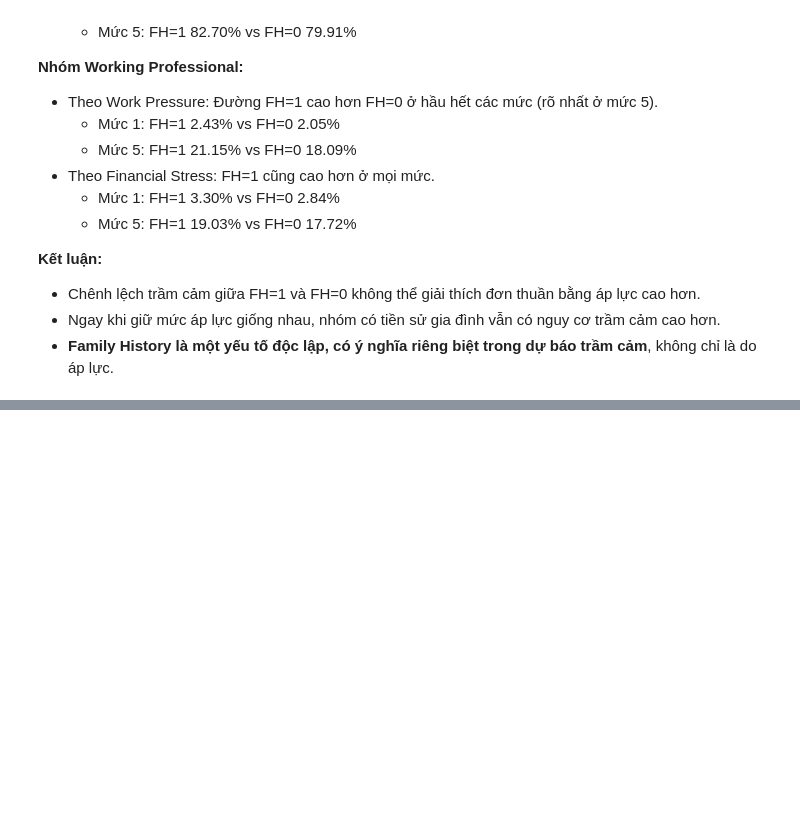
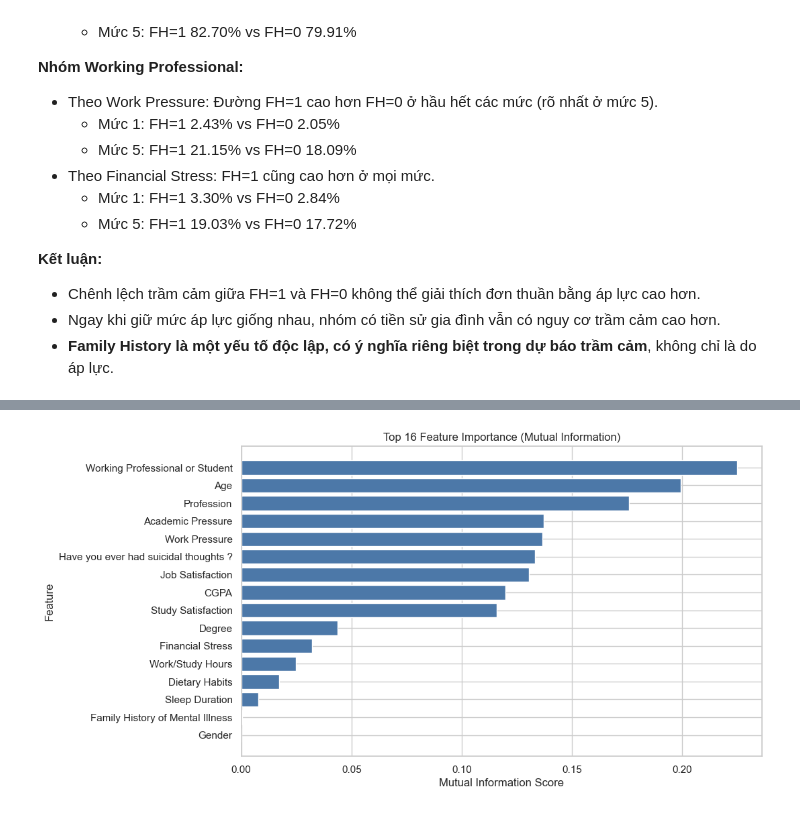
Before and after one commit to phamhuongtra/depression_analysis, a Jupyter notebook: question3.ipynb, the cells around one changed output, grey strips where cells are left out. Saved outputs shown, nothing was run; the diff lists cells and outputs as text; code cells hidden in the pictures; blank space fills up the shorter version.

```diff
--- a/question3.ipynb
+++ b/question3.ipynb
@@ -283,0 +388,83 @@ plt.show()
+# %%
+# Feature Importance
+import numpy as np
+from sklearn.compose import ColumnTransformer
+from sklearn.feature_selection import mutual_info_classif
+from sklearn.preprocessing import OneHotEncoder
+
+q4_df = df.copy()
+q4_df['Depression'] = pd.to_numeric(q4_df['Depression'], errors='coerce')
+q4_df['Family History of Mental Illness'] = q4_df['Family History of Mental Illness'].astype(str).str.strip().str.title()
+q4_df = q4_df[q4_df['Depression'].isin([0, 1])].copy()
+q4_df = q4_df[q4_df['Family History of Mental Illness'].isin(['Yes', 'No'])].copy()
+
+feature_cols = [
+    'Gender', 'Age', 'Working Professional or Student', 'Profession',
+    'Academic Pressure', 'Work Pressure', 'CGPA', 'Study Satisfaction',
+    'Job Satisfaction', 'Sleep Duration', 'Dietary Habits', 'Degree',
+    'Have you ever had suicidal thoughts ?', 'Work/Study Hours',
+    'Financial Stress', 'Family History of Mental Illness'
+]
+
+mi_df = q4_df[feature_cols + ['Depression']].dropna(subset=['Depression']).copy()
+X = mi_df[feature_cols].copy()
+y = mi_df['Depression'].astype(int)
+
+cat_cols = X.select_dtypes(include=['object', 'string', 'category']).columns.tolist()
+num_cols = [c for c in X.columns if c not in cat_cols]
+
+preprocessor = ColumnTransformer(
+    transformers=[
+        ('cat', OneHotEncoder(handle_unknown='ignore', sparse_output=False), cat_cols),
+        ('num', 'passthrough', num_cols)
+    ]
+)
+
+X_enc = preprocessor.fit_transform(X)
+feature_names = preprocessor.get_feature_names_out()
+
+# Xác định biến rời rạc cho MI: one-hot là rời rạc, numeric passthrough là liên tục
+discrete_mask = np.array([name.startswith('cat__') for name in feature_names])
+mi_scores = mutual_info_classif(X_enc, y, discrete_features=discrete_mask, random_state=42)
+
+mi_long = pd.DataFrame({'Feature_Encoded': feature_names, 'MI': mi_scores})
+
+# Gộp các mức one-hot về biến gốc để xếp hạng theo đặc trưng
+mi_long['Feature'] = mi_long['Feature_Encoded'].str.replace('cat__', '', regex=False).str.replace('num__', '', regex=False)
+mi_long['Feature'] = mi_long['Feature'].str.split('_').str[0]
+
+mi_rank = (
+    mi_long.groupby('Feature', as_index=False)['MI']
+    .sum()
+    .sort_values('MI', ascending=False)
+    .reset_index(drop=True)
+)
+mi_rank['Weight (%)'] = 100 * mi_rank['MI'] / mi_rank['MI'].sum()
+mi_rank['Rank'] = np.arange(1, len(mi_rank) + 1)
+
+# Vẽ 16 đặc trưng, tô đam Family History
+top_n = 16
+plot_data = mi_rank.head(top_n).sort_values('MI', ascending=True).copy()
+plot_data['Color'] = np.where(plot_data['Feature'] == 'Family History of Mental Illness', '#D62728', '#4C78A8')
+
+plt.figure(figsize=(10, 6))
+plt.barh(plot_data['Feature'], plot_data['MI'], color=plot_data['Color'])
+plt.title(f'Top {top_n} Feature Importance (Mutual Information)')
+plt.xlabel('Mutual Information Score')
+plt.ylabel('Feature')
+plt.show()
+
+fh_row = mi_rank[mi_rank['Feature'] == 'Family History of Mental Illness']
+print('Bang xep hang Feature Importance:')
+display(mi_rank[['Rank', 'Feature', 'MI', 'Weight (%)']].round(4))
+
+if len(fh_row) > 0:
+    fh_rank = int(fh_row['Rank'].iloc[0])
+    fh_mi = float(fh_row['MI'].iloc[0])
+    fh_weight = float(fh_row['Weight (%)'].iloc[0])
+    print(f"Family History xep hang: {fh_rank}")
+    print(f"MI = {fh_mi:.4f}, Weight = {fh_weight:.2f}%")
+else:
+    print('Khong tim thay Family History trong bang xep hang.')
+# %% [output]
+[figure, added]
```
Also changed, not shown: parts of 12 cells of this notebook.
